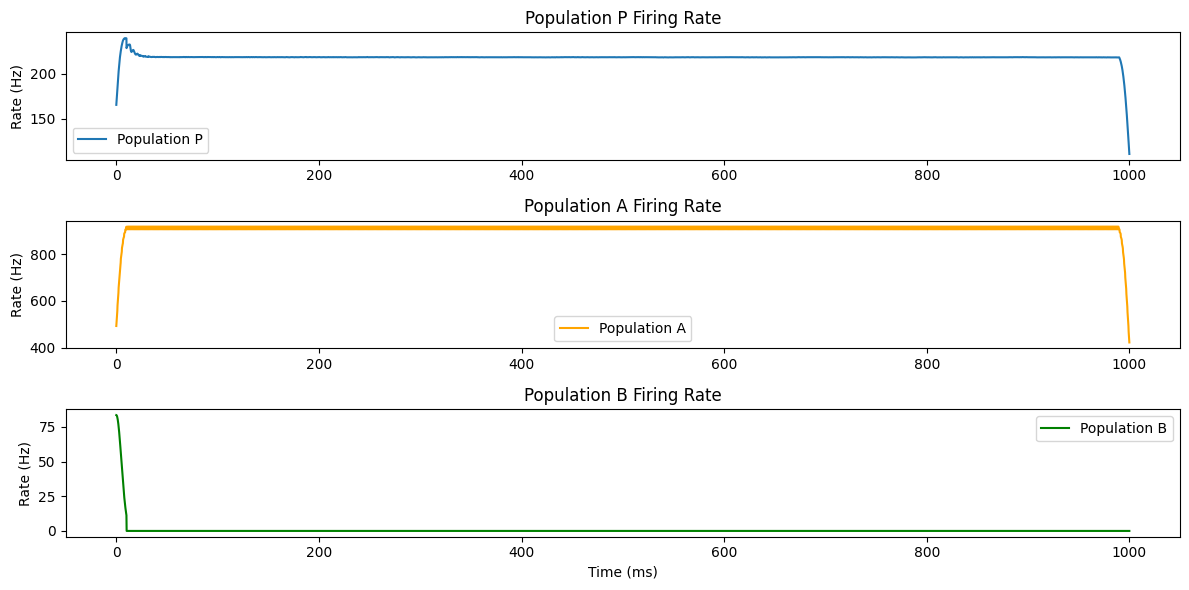
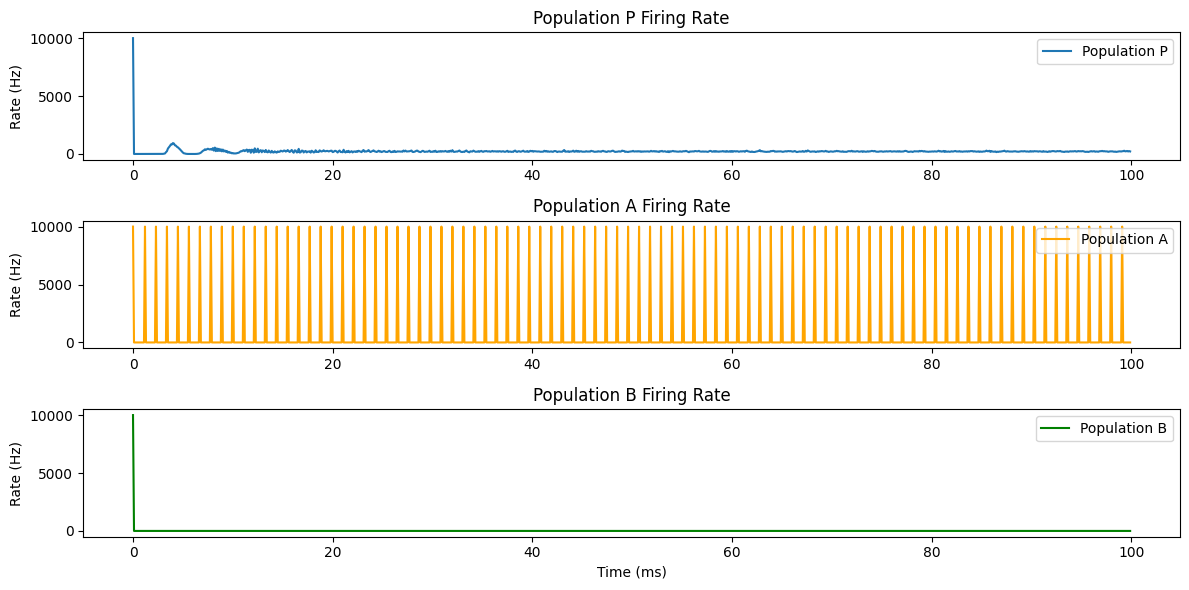
The change to this notebook cell's code, shown as a diff; its figure went from the first image to the second:
--- before
+++ after
@@ -8,5 +8,5 @@
 
 # Run the simulation
-run(1000*ms)
+run(100*ms)
 
 # Plot population rates
@@ -15,12 +15,13 @@
 # Population P
 plt.subplot(3, 1, 1)
-plt.plot(pop_rate_P.t/ms, pop_rate_P.smooth_rate(window='gaussian', width=5*ms)/Hz, label='Population P')
+plt.plot(pop_rate_P.t/ms, pop_rate_P.rate/Hz, label='Population P')
 plt.ylabel('Rate (Hz)')
 plt.title('Population P Firing Rate')
 plt.legend()
 
+
 # Population A
 plt.subplot(3, 1, 2)
-plt.plot(pop_rate_A.t/ms, pop_rate_A.smooth_rate(window='gaussian', width=5*ms)/Hz, label='Population A', color='orange')
+plt.plot(pop_rate_A.t/ms, pop_rate_A.rate/Hz, label='Population A', color='orange')
 plt.ylabel('Rate (Hz)')
 plt.title('Population A Firing Rate')
@@ -29,5 +30,5 @@
 # Population B
 plt.subplot(3, 1, 3)
-plt.plot(pop_rate_B.t/ms, pop_rate_B.smooth_rate(window='gaussian', width=5*ms)/Hz, label='Population B', color='green')
+plt.plot(pop_rate_B.t/ms, pop_rate_B.rate/Hz, label='Population B', color='green')
 plt.xlabel('Time (ms)')
 plt.ylabel('Rate (Hz)')

Commit: update project code